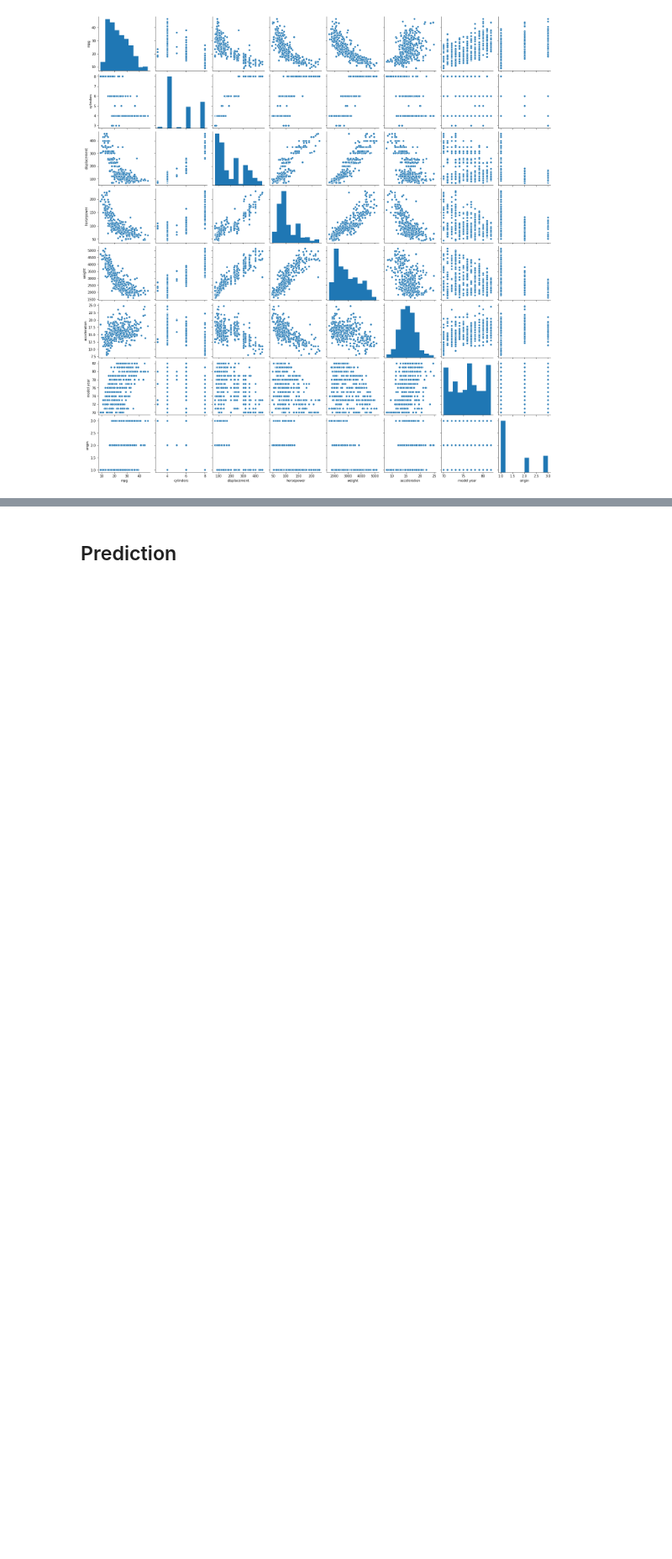
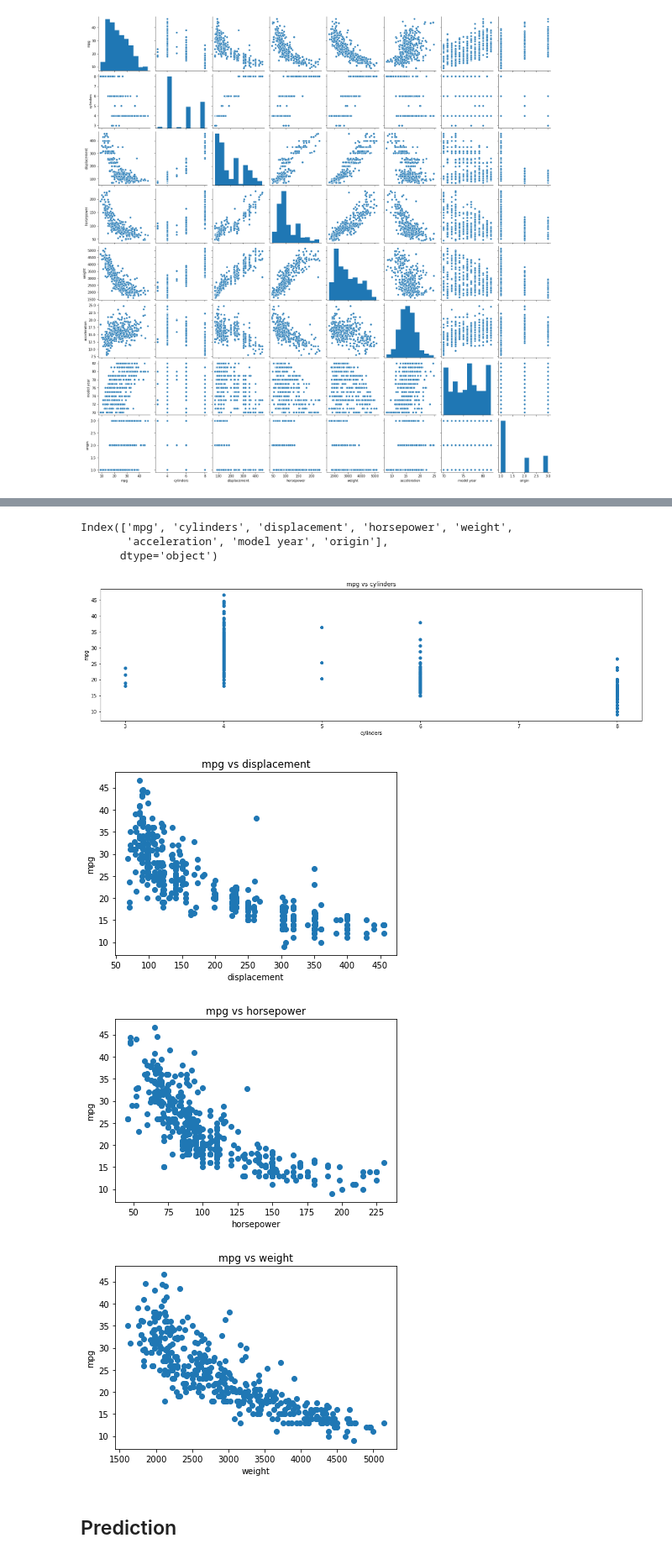
Before and after one commit to Iamsbharti/ML-AI, a Jupyter notebook: algorithms/Liner-Regression/auto_linear.ipynb, the cells around one changed output, grey strips where cells are left out. Shown at 84% size. Cells and saved outputs as stored; diff of their text form; code cells hidden in the pictures; blank space fills up the shorter version.

```diff
--- a/algorithms/Liner-Regression/auto_linear.ipynb
+++ b/algorithms/Liner-Regression/auto_linear.ipynb
@@ -141,3 +154,28 @@ sns.pairplot(auto_data);
+# %%
+auto_data.columns
+# %% [output]
+Index(['mpg', 'cylinders', 'displacement', 'horsepower', 'weight',
+       'acceleration', 'model year', 'origin'],
+      dtype='object')
+# %%
+
+features = ['cylinders', 'displacement', 'horsepower', 'weight']
+target = auto_data['mpg']
+plt.figure(figsize=(20, 5))
+for index , column in enumerate(features):
+    #plt.subplot(1,len(features),index+1)
+    x = auto_data[column]
+    y = target
+    plt.scatter(x,y,marker='o')
+    plt.title('mpg vs '+column)
+    plt.xlabel(column)
+    plt.ylabel('mpg')
+    plt.show()
+# %% [output]
+[figure, added]
+[figure, added]
+[figure, added]
+[figure, added]
 # %% [markdown]
 ## Prediction
 # %% [markdown]
```
Also changed, not shown: parts of 2 cells of this notebook.
